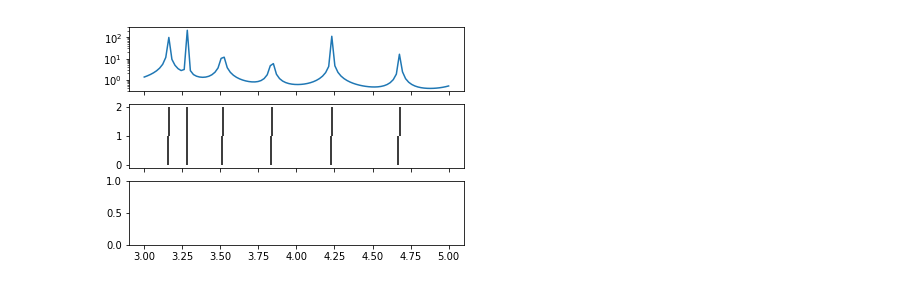
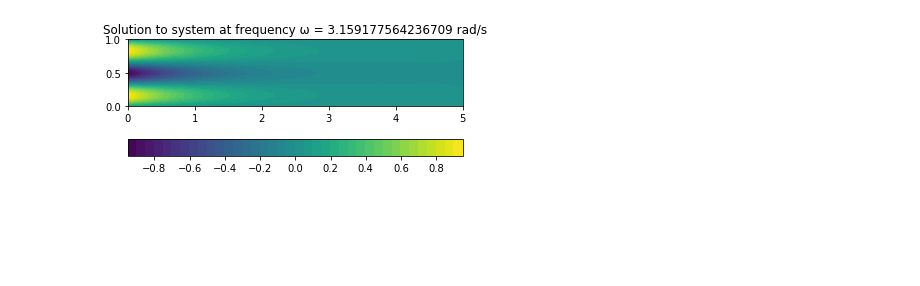
Before and after one commit to FMatti/Maxwell-MRI, a Jupyter notebook: waveguide_2d.ipynb, the cells around one changed output. Drawn from its saved outputs; the diff is of its cells as text; code cells hidden in the pictures; blank space fills up the shorter version.

```diff
--- a/waveguide_2d.ipynb
+++ b/waveguide_2d.ipynb
@@ -242,3 +303,7 @@ def solve_eigenproblem(K, M, a=-np.inf, b=np.inf, k=10, valid_indices=None, v0=N
         print('Increase parameter "k" to make sure all eigenvalues are found.')
 
     return eigvals_in_ab, eigvecs_in_ab
+# %%
+eigval, eigvec = solve_eigenproblem(WG.get_K(), WG.get_M(), k=1, valid_indices=WG.get_valid_indices())
+WG.plot_external_solution(eigvec, omega=eigval[0])
+# %% [output]
@@ -245 +312,2 @@ def solve_eigenproblem(K, M, a=-np.inf, b=np.inf, k=10, valid_indices=None, v0=N
+[figure, added]
 # %%
@@ -269,8 +331,0 @@ def eigvec_dot_N(eigvec, V, bc, L):
-# %%
-fig, ax = plt.subplots(3, 1, sharex=True)
-omegas = np.linspace(3, 5, 100)
-plot_L2_norms(ax[0], WG, omegas)
-plot_numerical_eigenfrequencies(ax[1], WG, omegas[0]**2, omegas[-1]**2)
-plot_analytical_eigenfrequencies(ax[1], WG, omegas[0], omegas[-1])
-# %% [output]
-[figure, removed]
```
Also changed, not shown: parts of 22 cells of this notebook.
